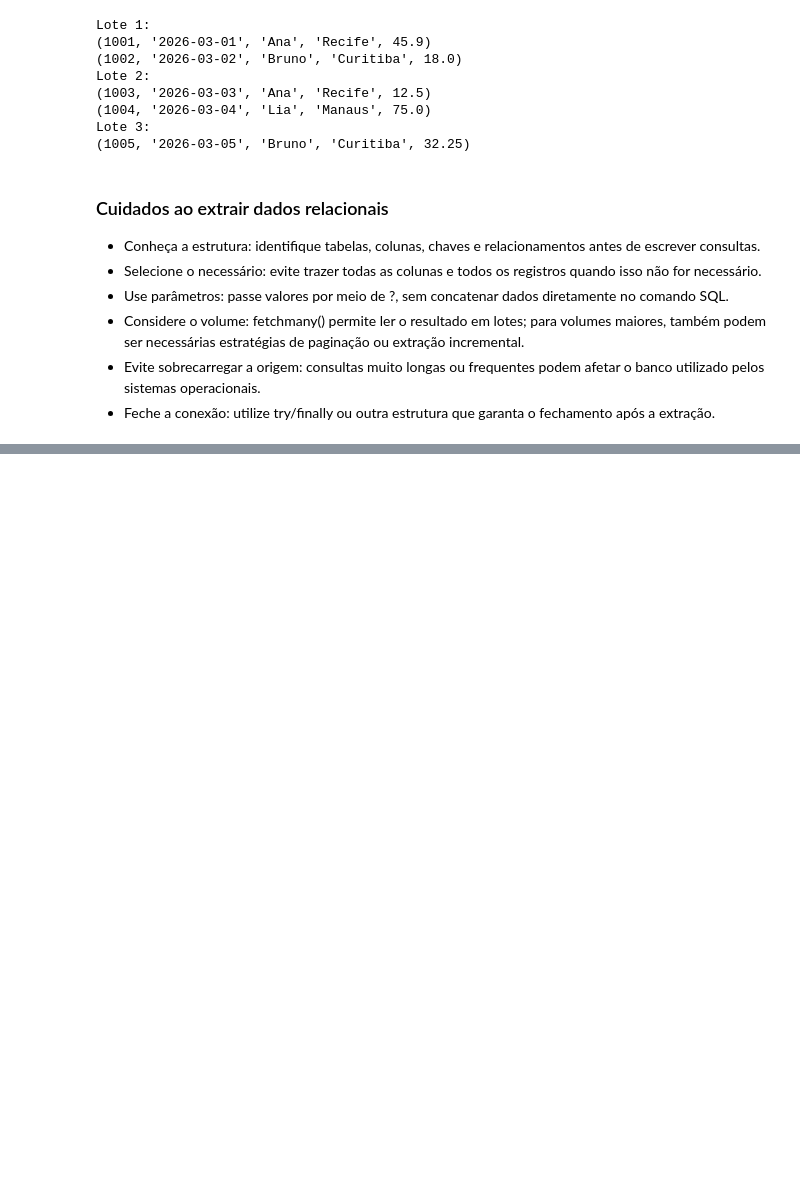
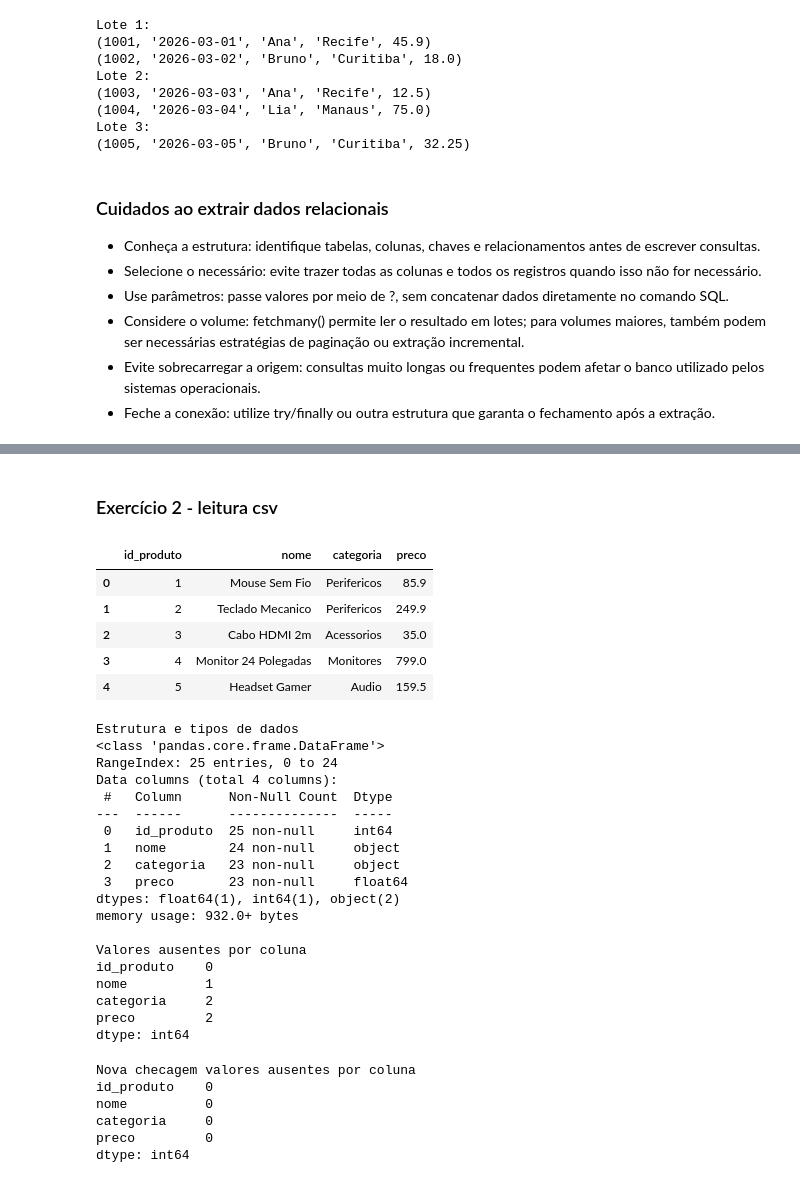
Before and after one commit to ladata-ufs/XII-SEMAC-ENGENHARIA-DADOS-DATA-WAREHOUSING, a Jupyter notebook: notebooks/D2/modulo_01_ingestion.ipynb, the cells around one changed output, grey strips where cells are left out. Drawn from its saved outputs; the diff is of its cells as text; code cells hidden in the pictures; blank space fills up the shorter version.

```diff
--- a/notebooks/D2/modulo_01_ingestion.ipynb
+++ b/notebooks/D2/modulo_01_ingestion.ipynb
@@ -599,0 +750,56 @@ Lote 3:
+# %% [markdown]
+### Exercício 2 - leitura csv
+# %%
+import pandas as pd
+
+#Carregue o CSV em um DataFrame
+df_vendas = pd.read_csv("exercicios/modulo01/produtos.csv")
+
+#Exiba as cinco primeiras vendas
+display(df_vendas.head())
+
+#Identifique os tipos de dados de cada coluna
+print("\nEstrutura e tipos de dados")
+df_vendas.info()
+
+#Identifique quantos valores ausentes existem em cada coluna
+print("\nValores ausentes por coluna")
+print(df_vendas.isna().sum())
+# %% [output]
+|  | id_produto | nome | categoria | preco |
+| 0 | 1 | Mouse Sem Fio | Perifericos | 85.9 |
+| 1 | 2 | Teclado Mecanico | Perifericos | 249.9 |
+| 2 | 3 | Cabo HDMI 2m | Acessorios | 35.0 |
+| 3 | 4 | Monitor 24 Polegadas | Monitores | 799.0 |
+| 4 | 5 | Headset Gamer | Audio | 159.5 |
+Estrutura e tipos de dados
+<class 'pandas.core.frame.DataFrame'>
+RangeIndex: 25 entries, 0 to 24
+Data columns (total 4 columns):
+ #   Column      Non-Null Count  Dtype
+---  ------      --------------  -----
+ 0   id_produto  25 non-null     int64
+ 1   nome        24 non-null     object
+ 2   categoria   23 non-null     object
+ 3   preco       23 non-null     float64
+dtypes: float64(1), int64(1), object(2)
+memory usage: 932.0+ bytes
+
+Valores ausentes por coluna
+id_produto    0
+nome          1
+categoria     2
+preco         2
+dtype: int64
+# %%
+# Mostrando como seria excluir os valores ausentes
+df_vendas_sem_nulos = df_vendas.dropna()
+print("\nNova checagem valores ausentes por coluna")
+print(df_vendas_sem_nulos.isna().sum())
+# %% [output]
+Nova checagem valores ausentes por coluna
+id_produto    0
+nome          0
+categoria     0
+preco         0
+dtype: int64
```
Also changed, not shown: parts of 26 cells of this notebook, 3 other files.
